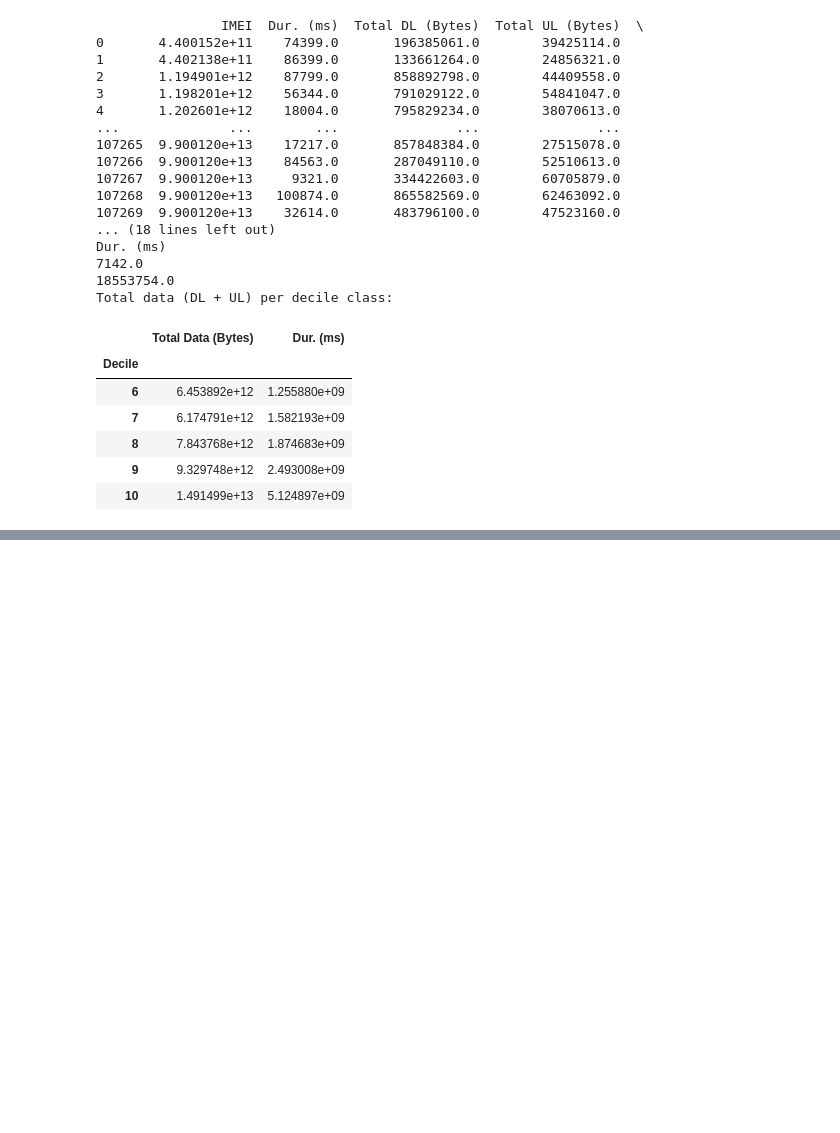
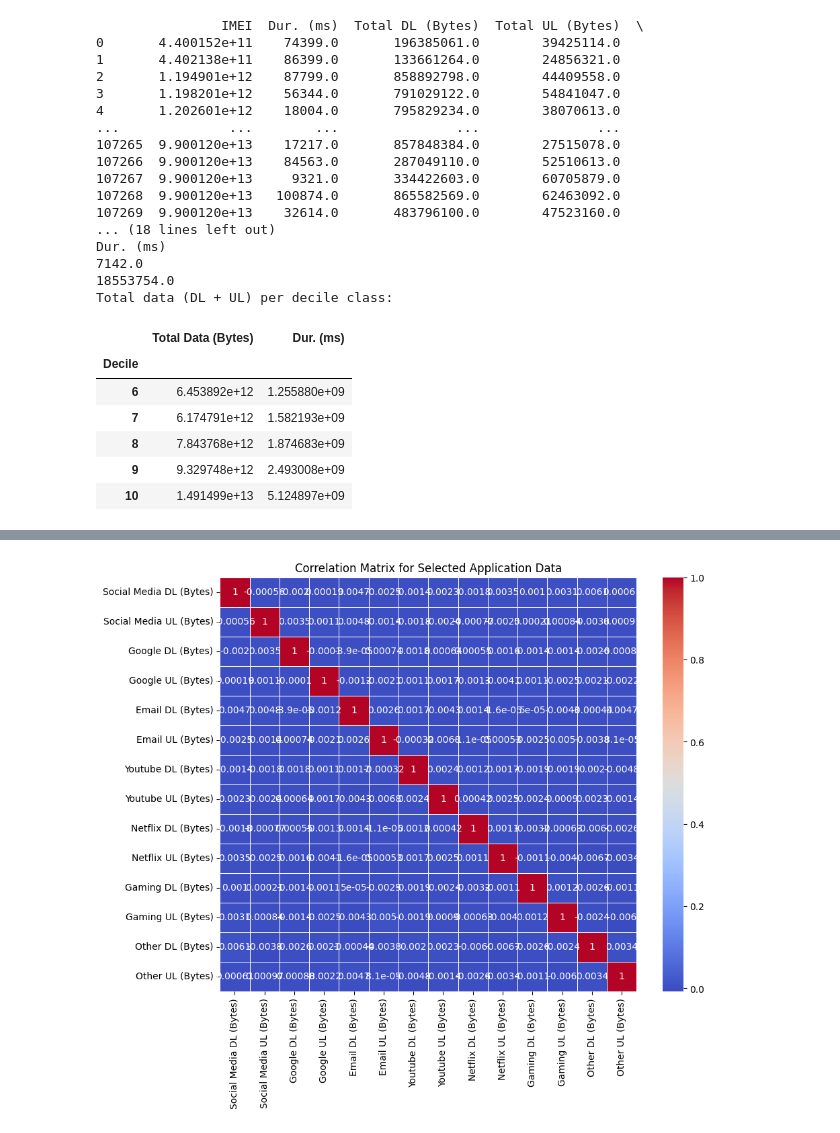
Before and after one commit to Gede-A/Telecom_business_analysis, a Jupyter notebook: notebooks/Understanding_data.ipynb, the cells around one changed output, grey strips where cells are left out. Drawn from its saved outputs; the diff is of its cells as text; code cells hidden in the pictures; blank space fills up the shorter version.

```diff
--- a/notebooks/Understanding_data.ipynb
+++ b/notebooks/Understanding_data.ipynb
@@ -639,0 +789,29 @@ Total data (DL + UL) per decile class:
+# %%
+import pandas as pd
+import seaborn as sns
+import matplotlib.pyplot as plt
+
+# Fetch the data
+df = fetch_data(conn)
+
+# Step 1: Select the columns for correlation analysis
+correlation_columns = [
+    'Social Media DL (Bytes)', 'Social Media UL (Bytes)',
+    'Google DL (Bytes)', 'Google UL (Bytes)',
+    'Email DL (Bytes)', 'Email UL (Bytes)',
+    'Youtube DL (Bytes)', 'Youtube UL (Bytes)',
+    'Netflix DL (Bytes)', 'Netflix UL (Bytes)',
+    'Gaming DL (Bytes)', 'Gaming UL (Bytes)',
+    'Other DL (Bytes)', 'Other UL (Bytes)'
+]
+
+# Step 2: Calculate the correlation matrix for the selected variables
+correlation_matrix = df[correlation_columns].corr()
+
+# Step 3: Visualize the correlation matrix using a heatmap
+plt.figure(figsize=(10, 8))
+sns.heatmap(correlation_matrix, annot=True, cmap='coolwarm', linewidths=0.5)
+plt.title("Correlation Matrix for Selected Application Data")
+plt.show()
+# %% [output]
+[figure, added]
```
Also changed, not shown: parts of 4 cells of this notebook, 2 other files.
